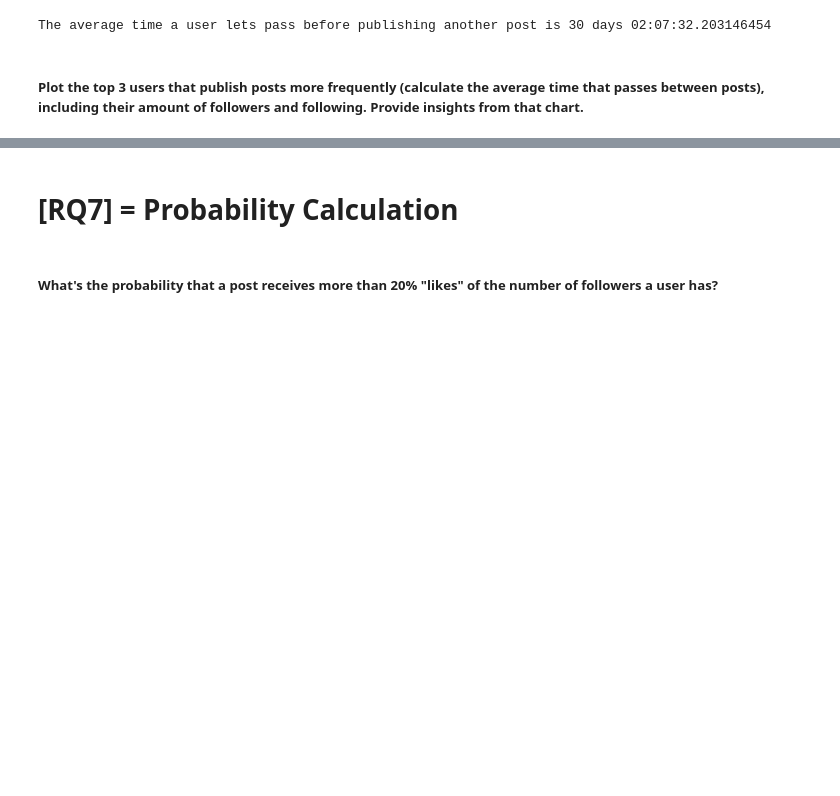
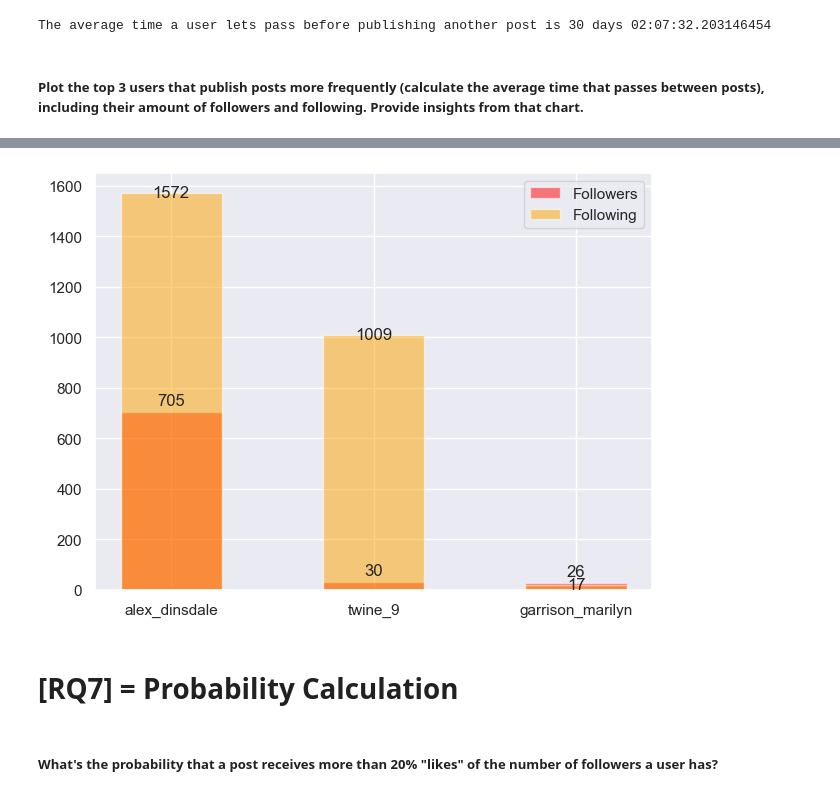
Before and after one commit to MichelaLombardi/ADM-HMWK_2, a Jupyter notebook: NBK_HMWK_2.ipynb, the cells around one changed output, grey strips where cells are left out. Cells and saved outputs as stored; diff of their text form; code cells hidden in the pictures; blank space fills up the shorter version.

```diff
--- a/NBK_HMWK_2.ipynb
+++ b/NBK_HMWK_2.ipynb
@@ -608,0 +603,4 @@ KeyboardInterrupt:
+# %%
+dfr6_grouped["averagetime"].dropna
+average = dfr6_grouped.nsmallest(3, ['averagetime'])
+average
@@ -608,0 +614,3 @@ KeyboardInterrupt:
+# %%
+top3 = pd.merge(average, df_inst_prof, on='profile_id')
+top3
@@ -609,3 +622,20 @@ KeyboardInterrupt:
+# %%
+labels = top3['profile_name']
+x = np.arange(len(labels))
+width = 0.35
+fig, ax = plt.subplots()
+followers = ax.bar(top3['profile_name'], top3['followers'], width=0.5, alpha=0.5, label='Followers', color='red')
+following = ax.bar(top3['profile_name'], top3['following'], width=0.5, alpha=0.5, label='Following', color='orange')
+ax.legend()
+
+ax.bar_label(followers, padding=3)
+ax.bar_label(following, padding=-5)
+
+fig.tight_layout()
+
+plt.show()
+# %% [output]
+[figure, added]
 # %% [markdown]
 # [RQ7] = Probability Calculation
 # %% [markdown]
```
Also changed, not shown: parts of 14 cells of this notebook.
